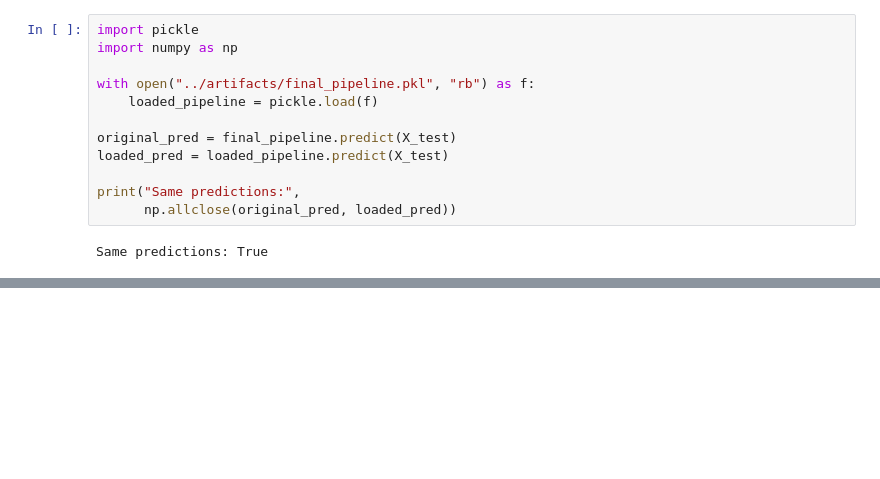
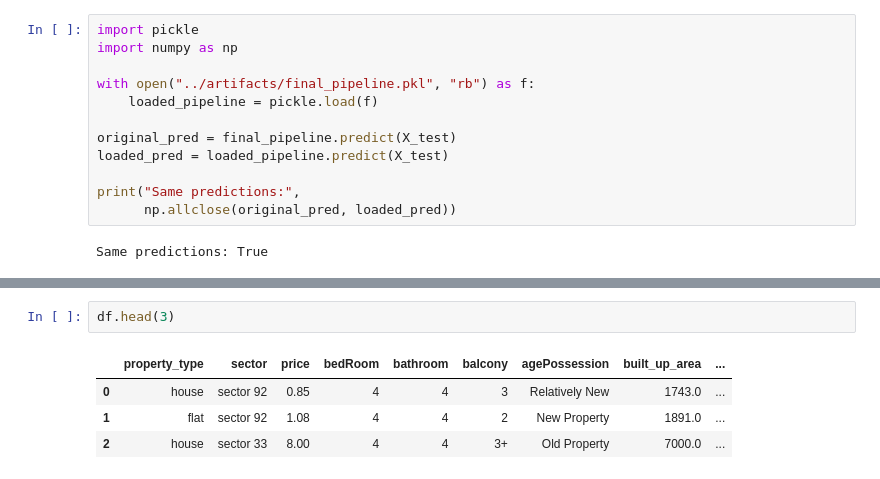
Before and after one commit to s-a-n-d-ip/Property-Intelligence-Platform, a Jupyter notebook: notebooks/model-selection.ipynb, the cells around one changed output, grey strips where cells are left out. Drawn from its saved outputs; the diff is of its cells as text; blank space fills up the shorter version.

```diff
--- a/notebooks/model-selection.ipynb
+++ b/notebooks/model-selection.ipynb
@@ -1077,0 +1339,7 @@ Same predictions: True
+# %%
+df.head(3)
+# %% [output]
+|  | property_type | sector | price | bedRoom | bathroom | balcony | agePossession | built_up_area | ... |
+| 0 | house | sector 92 | 0.85 | 4 | 4 | 3 | Relatively New | 1743.0 | ... |
+| 1 | flat | sector 92 | 1.08 | 4 | 4 | 2 | New Property | 1891.0 | ... |
+| 2 | house | sector 33 | 8.00 | 4 | 4 | 3+ | Old Property | 7000.0 | ... |
```
Also changed, not shown: parts of 33 cells of this notebook, 17 other files.
